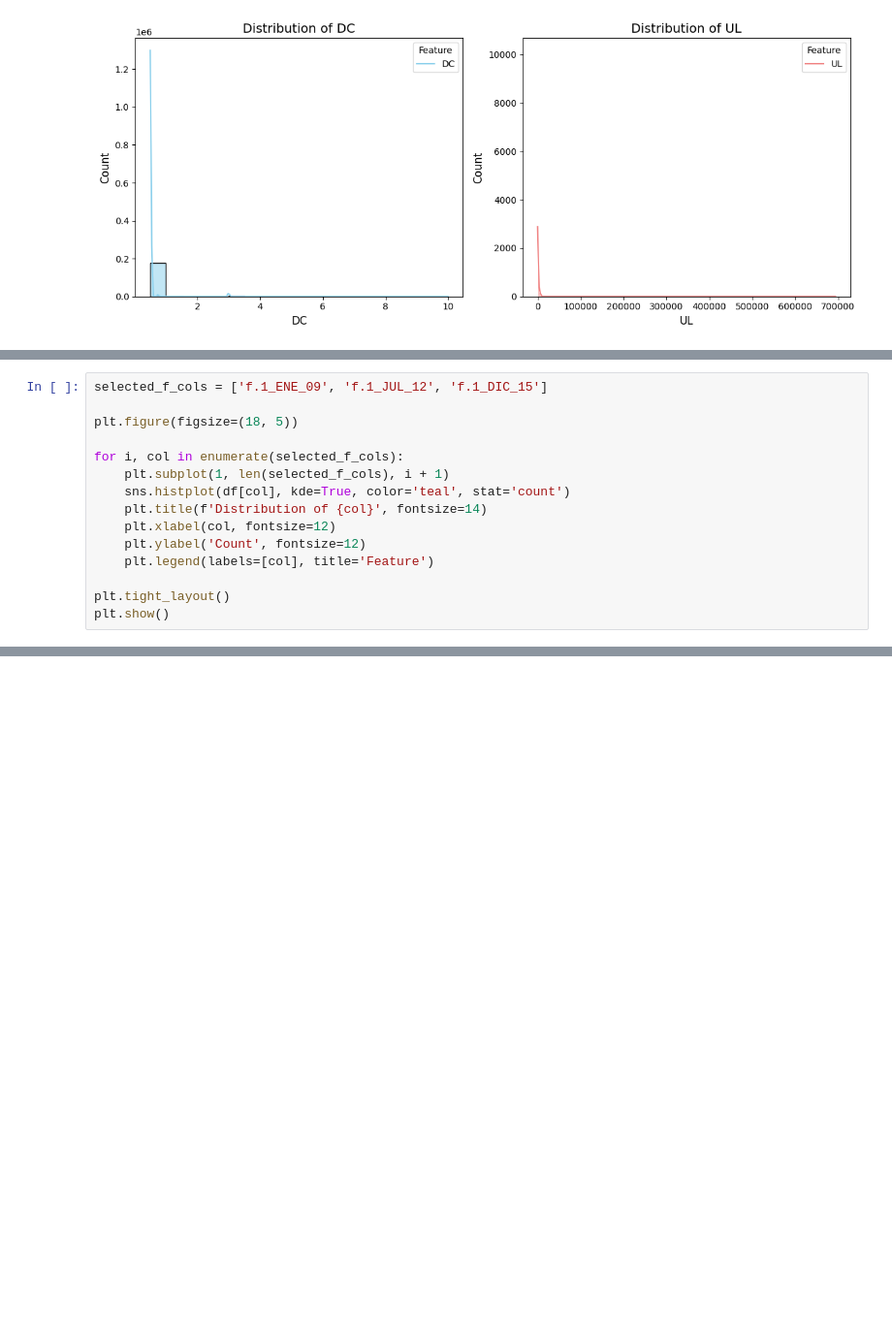
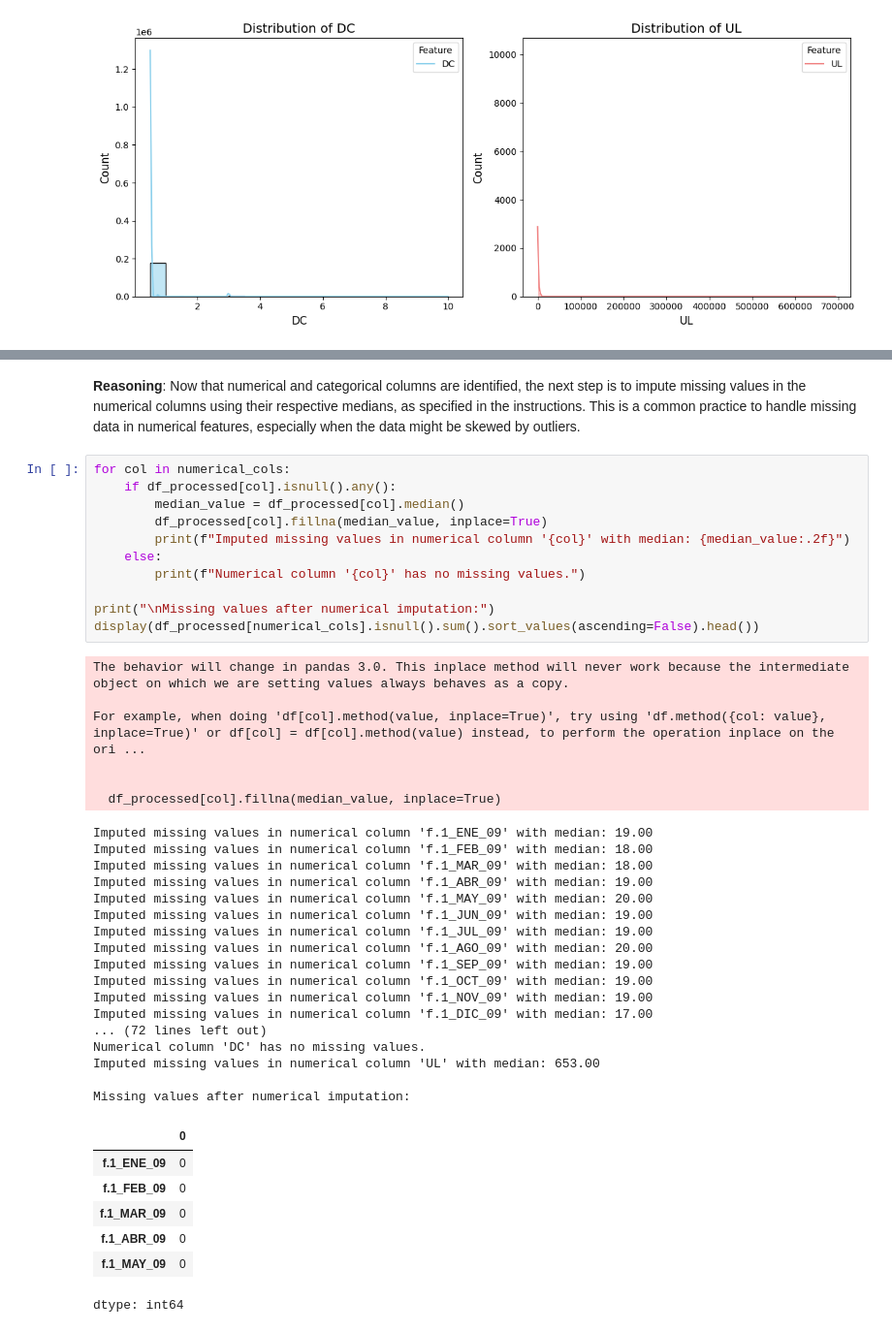
Before and after one commit to vathsankitha/water, a Jupyter notebook: Water.ipynb, the cells around one changed output, grey strips where cells are left out. Shown at 97% size. Saved outputs shown, nothing was run; the diff lists cells and outputs as text; blank space fills up the shorter version.

```diff
--- a/Water.ipynb
+++ b/Water.ipynb
@@ -207,15 +161,0 @@ Following the subtask instructions, I will now create histograms for the specifi
-# %%
-selected_f_cols = ['f.1_ENE_09', 'f.1_JUL_12', 'f.1_DIC_15']
-
-plt.figure(figsize=(18, 5))
-
-for i, col in enumerate(selected_f_cols):
-    plt.subplot(1, len(selected_f_cols), i + 1)
-    sns.histplot(df[col], kde=True, color='teal', stat='count')
-    plt.title(f'Distribution of {col}', fontsize=14)
-    plt.xlabel(col, fontsize=12)
-    plt.ylabel('Count', fontsize=12)
-    plt.legend(labels=[col], title='Feature')
-
-plt.tight_layout()
-plt.show()
@@ -221,0 +177,45 @@ plt.show()
+# %% [markdown]
+**Reasoning**:
+Now that numerical and categorical columns are identified, the next step is to impute missing values in the numerical columns using their respective medians, as specified in the instructions. This is a common practice to handle missing data in numerical features, especially when the data might be skewed by outliers.
+# %%
+for col in numerical_cols:
+    if df_processed[col].isnull().any():
+        median_value = df_processed[col].median()
+        df_processed[col].fillna(median_value, inplace=True)
+        print(f"Imputed missing values in numerical column '{col}' with median: {median_value:.2f}")
+    else:
+        print(f"Numerical column '{col}' has no missing values.")
+
+print("\nMissing values after numerical imputation:")
+display(df_processed[numerical_cols].isnull().sum().sort_values(ascending=False).head())
+# %% [output]
+The behavior will change in pandas 3.0. This inplace method will never work because the intermediate object on which we are setting values always behaves as a copy.
+
+For example, when doing 'df[col].method(value, inplace=True)', try using 'df.method({col: value}, inplace=True)' or df[col] = df[col].method(value) instead, to perform the operation inplace on the ori ...
+
+
+  df_processed[col].fillna(median_value, inplace=True)
+Imputed missing values in numerical column 'f.1_ENE_09' with median: 19.00
+Imputed missing values in numerical column 'f.1_FEB_09' with median: 18.00
+Imputed missing values in numerical column 'f.1_MAR_09' with median: 18.00
+Imputed missing values in numerical column 'f.1_ABR_09' with median: 19.00
+Imputed missing values in numerical column 'f.1_MAY_09' with median: 20.00
+Imputed missing values in numerical column 'f.1_JUN_09' with median: 19.00
+Imputed missing values in numerical column 'f.1_JUL_09' with median: 19.00
+Imputed missing values in numerical column 'f.1_AGO_09' with median: 20.00
+Imputed missing values in numerical column 'f.1_SEP_09' with median: 19.00
+Imputed missing values in numerical column 'f.1_OCT_09' with median: 19.00
+Imputed missing values in numerical column 'f.1_NOV_09' with median: 19.00
+Imputed missing values in numerical column 'f.1_DIC_09' with median: 17.00
+... (72 lines left out)
+Numerical column 'DC' has no missing values.
+Imputed missing values in numerical column 'UL' with median: 653.00
+
+Missing values after numerical imputation:
+|  | 0 |
+| f.1_ENE_09 | 0 |
+| f.1_FEB_09 | 0 |
+| f.1_MAR_09 | 0 |
+| f.1_ABR_09 | 0 |
+| f.1_MAY_09 | 0 |
+dtype: int64
```
Also changed, not shown: parts of 15 cells of this notebook.
